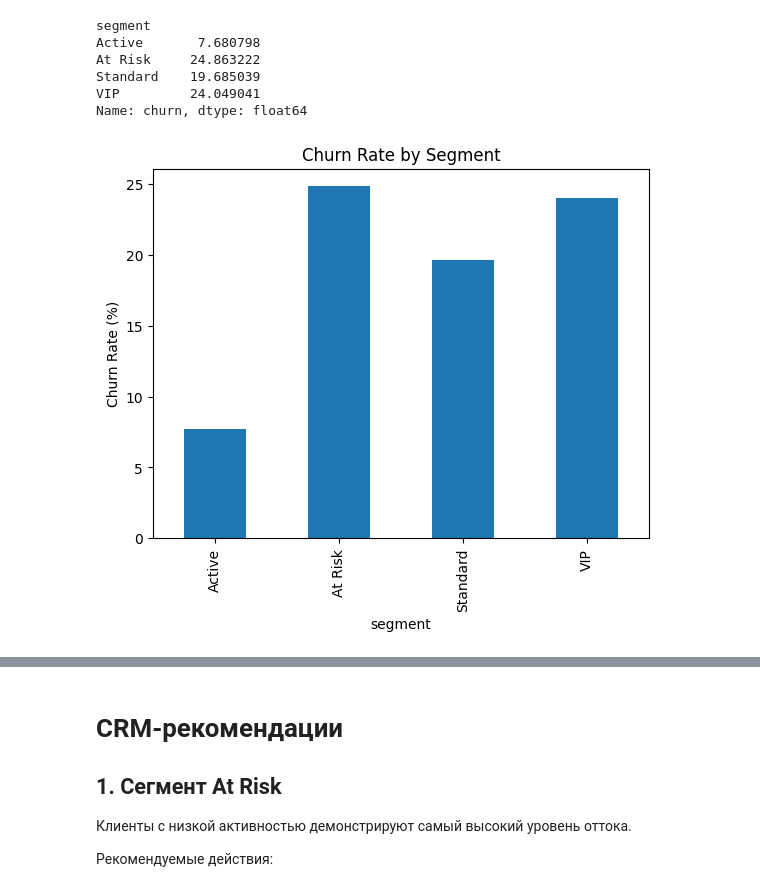
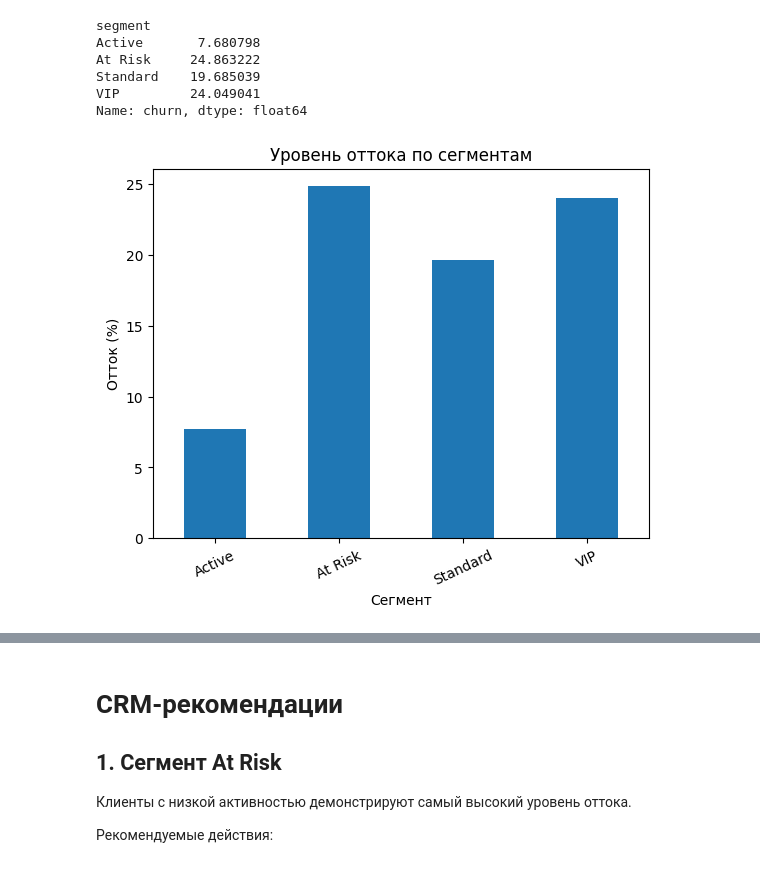
Before and after one commit to kotyata228/crm-bank-churn-analysis, a Jupyter notebook: crm_analysis.ipynb, the cells around one changed output, grey strips where cells are left out. Drawn from its saved outputs; the diff is of its cells as text; code cells hidden in the pictures.

```diff
--- a/crm_analysis.ipynb
+++ b/crm_analysis.ipynb
@@ -186,9 +220,12 @@ Name: churn, dtype: float64
 # %%
 segment_churn.plot(kind='bar')
 
-plt.title('Churn Rate by Segment')
-plt.ylabel('Churn Rate (%)')
+plt.title('Уровень оттока по сегментам')
+plt.xlabel('Сегмент')
+plt.ylabel('Отток (%)')
+
+plt.xticks(rotation=25)
 
 plt.show()
 # %% [output]
-[figure, old version]
+[figure, new version]
```
Also changed, not shown: parts of 9 cells of this notebook.
